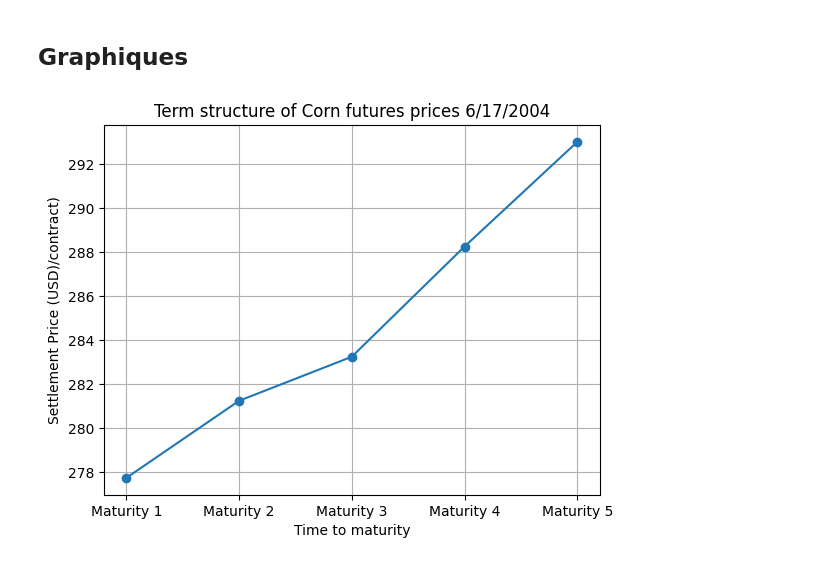
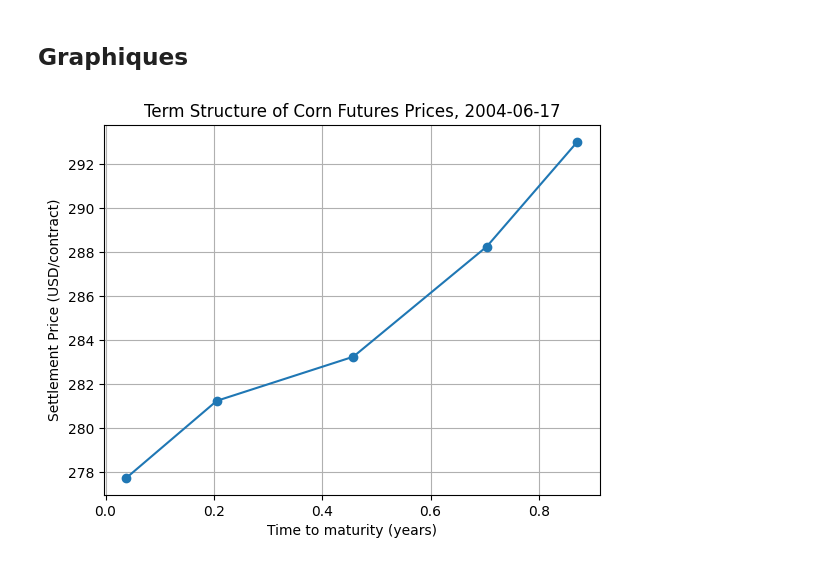
Before and after one commit to NaimLehbiben/Gestion-Quantitative, a Jupyter notebook: notebook.ipynb, the cells around one changed output. Cells and saved outputs as stored; diff of their text form; code cells hidden in the pictures.

```diff
--- a/notebook.ipynb
+++ b/notebook.ipynb
@@ -62,18 +65,33 @@ df_combined_stats
 # %% [markdown]
 ## Graphiques
-# %%
-import matplotlib.pyplot as plt
-df.set_index('index', inplace=True)
-prix_17_06_2004 = df.loc['2004-06-17']
-
-plt.plot(prix_17_06_2004.index, prix_17_06_2004.values, marker='o', linestyle='-')
-plt.xlabel('Time to maturity')
-plt.ylabel('Settlement Price (USD)/contract)')
-plt.title('Term structure of Corn futures prices 6/17/2004')
-plt.grid()
-plt.show()
-# %% [output]
-[figure, removed]
+# %%
+import matplotlib.pyplot as plt
+
+df['index'] = pd.to_datetime(df['index'], errors='coerce')
+
+df.set_index('index', inplace=True)
+
+# Date cible pour l'analyse
+target_date = '2004-06-17'
+
+# Obtenir les prix à cette date spécifique
+prix_17_06_2004 = df.loc[target_date, ['Maturity 1', 'Maturity 2', 'Maturity 3', 'Maturity 4', 'Maturity 5']]
+
+# Obtenir les dates d'échéance (T1, T2, T3, T4, T5)
+maturity_dates = df.loc[target_date, ['T1', 'T2', 'T3', 'T4', 'T5']]
+
+# Calculer le temps jusqu'à l'échéance en années
+time_to_maturity = [(((maturity - pd.Timestamp(target_date)).days - 14) / 365.25) for maturity in maturity_dates]
+
+# Tracer le graphique des prix en fonction du temps jusqu'à l'échéance
+plt.plot(time_to_maturity, prix_17_06_2004.values, marker='o', linestyle='-')
+plt.xlabel('Time to maturity (years)')
+plt.ylabel('Settlement Price (USD/contract)')
+plt.title(f'Term Structure of Corn Futures Prices, {target_date}')
+plt.grid()
+plt.show()
+# %% [output]
+[figure, added]
 # %%
 plot_time_series(df,["Maturity 1"], " Front-month settlement price (cents/bu)", "Dates", "cents/bu")
 # %% [output]
```
Also changed, not shown: parts of 8 cells of this notebook, 5 other files.
